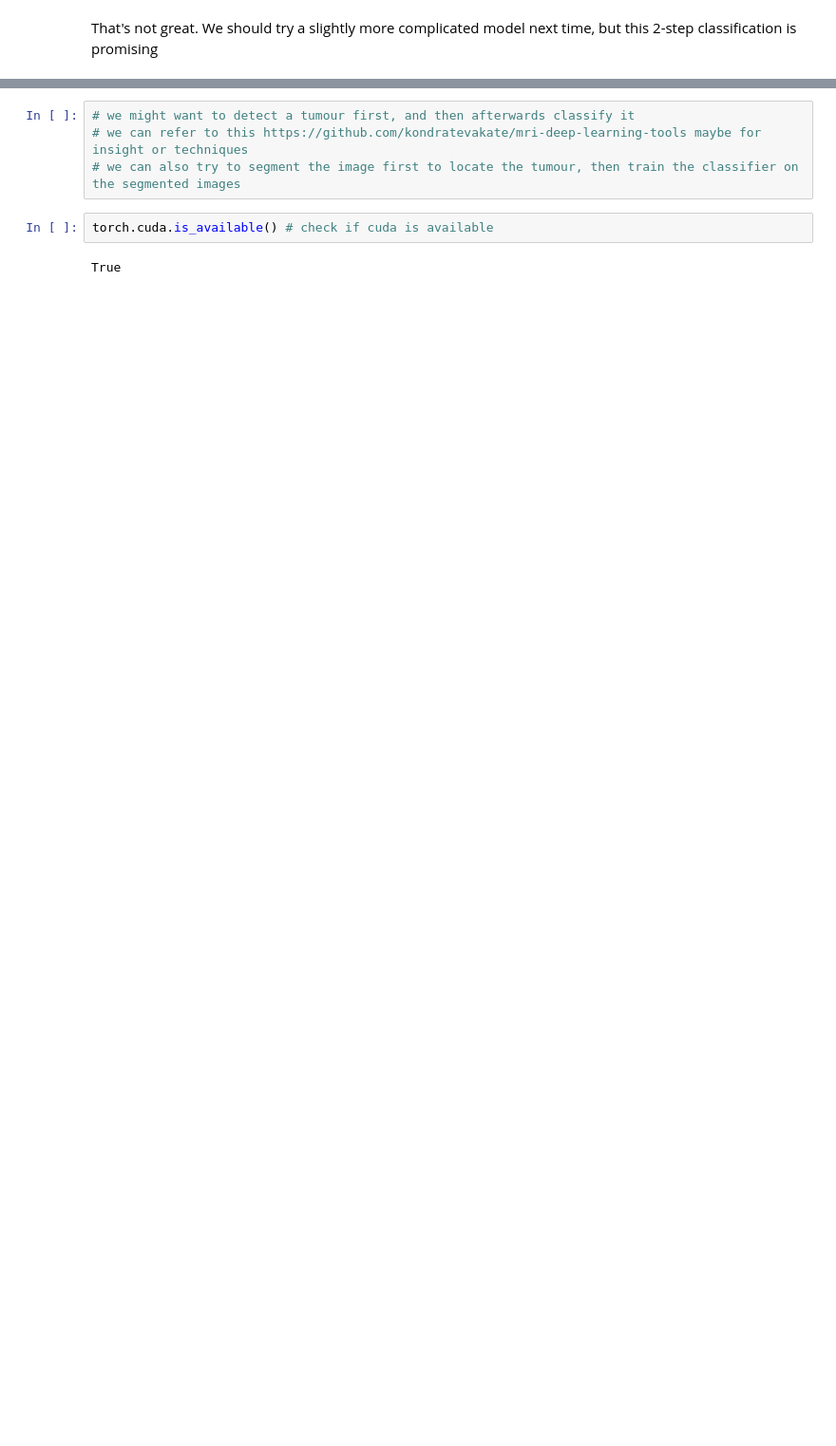
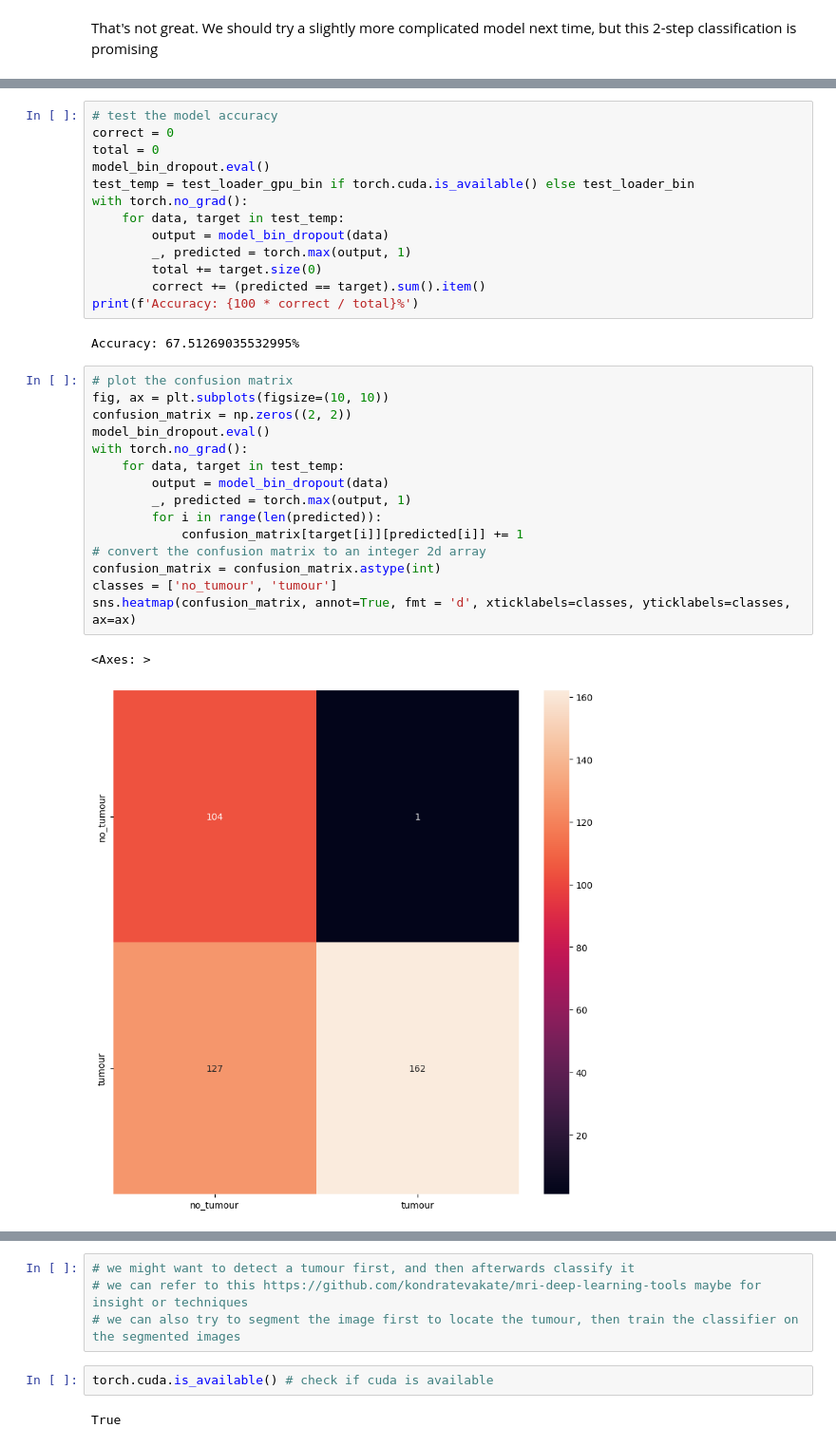
Before and after one commit to heng-le/MRI-classification, a Jupyter notebook: adam_init.ipynb, the cells around one changed output, grey strips where cells are left out. Shown: that part at 95% size. Cells and saved outputs as stored; diff of their text form; blank space fills up the shorter version.

```diff
--- a/adam_init.ipynb
+++ b/adam_init.ipynb
@@ -529,0 +589,33 @@ That's not great. We should try a slightly more complicated model next time, but
+# %%
+# test the model accuracy
+correct = 0
+total = 0
+model_bin_dropout.eval()
+test_temp = test_loader_gpu_bin if torch.cuda.is_available() else test_loader_bin
+with torch.no_grad():
+    for data, target in test_temp:
+        output = model_bin_dropout(data)
+        _, predicted = torch.max(output, 1)
+        total += target.size(0)
+        correct += (predicted == target).sum().item()
+print(f'Accuracy: {100 * correct / total}%')
+# %% [output]
+Accuracy: 67.51269035532995%
+# %%
+# plot the confusion matrix
+fig, ax = plt.subplots(figsize=(10, 10))
+confusion_matrix = np.zeros((2, 2))
+model_bin_dropout.eval()
+with torch.no_grad():
+    for data, target in test_temp:
+        output = model_bin_dropout(data)
+        _, predicted = torch.max(output, 1)
+        for i in range(len(predicted)):
+            confusion_matrix[target[i]][predicted[i]] += 1
+# convert the confusion matrix to an integer 2d array
+confusion_matrix = confusion_matrix.astype(int)
+classes = ['no_tumour', 'tumour']
+sns.heatmap(confusion_matrix, annot=True, fmt = 'd', xticklabels=classes, yticklabels=classes, ax=ax)
+# %% [output]
+<Axes: >
+[figure, added]
```
Also changed, not shown: parts of 31 cells of this notebook, 1 other file.
